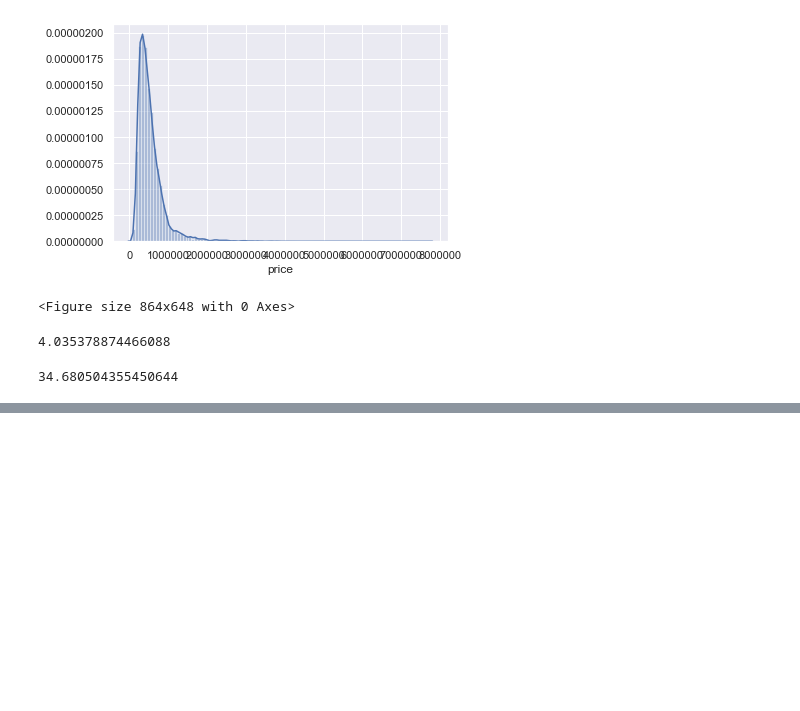
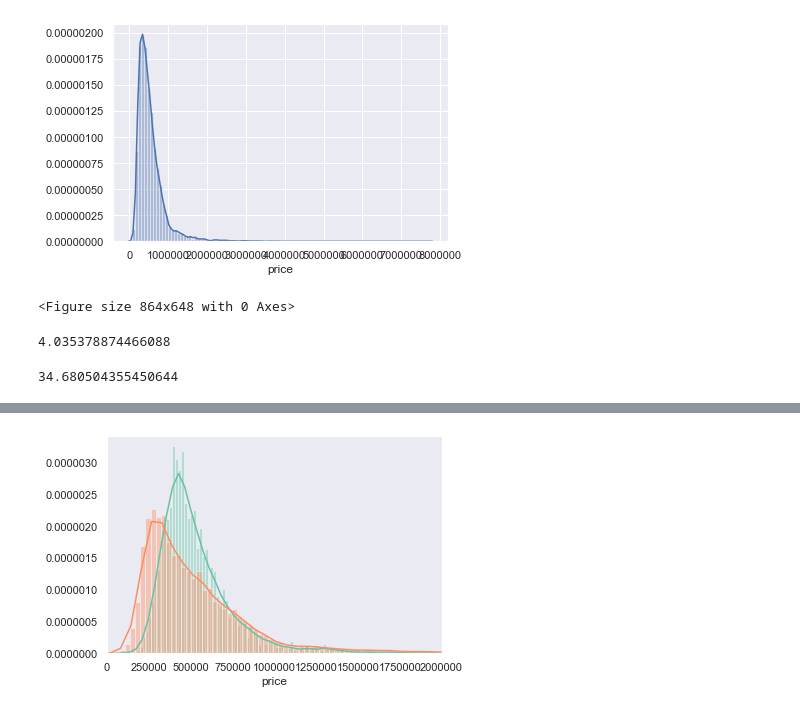
Before and after one commit to aghilissen/KayCee, a Jupyter notebook: Joe_Workbook.ipynb, the cells around one changed output, grey strips where cells are left out. Saved outputs shown, nothing was run; the diff lists cells and outputs as text; code cells hidden in the pictures; blank space fills up the shorter version.

```diff
--- a/Joe_Workbook.ipynb
+++ b/Joe_Workbook.ipynb
@@ -394,12 +664,14 @@ kc_not_hot_zipcodes
 # %%
 
 colors = sns.color_palette('Set2',2)
 
 sns.set_style('dark')
 
-sns.distplot(kc_hot_zipcodes['price'], bins=400,  color = colors[0])
-sns.distplot(kc_not_hot_zipcodes['price'], bins=400,  color = colors[1])
+sns.distplot(kc_hot_zipcodes['price'], bins=250,  color = colors[0])
+sns.distplot(kc_not_hot_zipcodes['price'], bins=250,  color = colors[1])
 
-plt.xlim(0, 2500000)
+plt.xlim(0, 2000000)
 
 plt.show()
+# %% [output]
+[figure, added]
```
Also changed, not shown: parts of 44 cells of this notebook.
